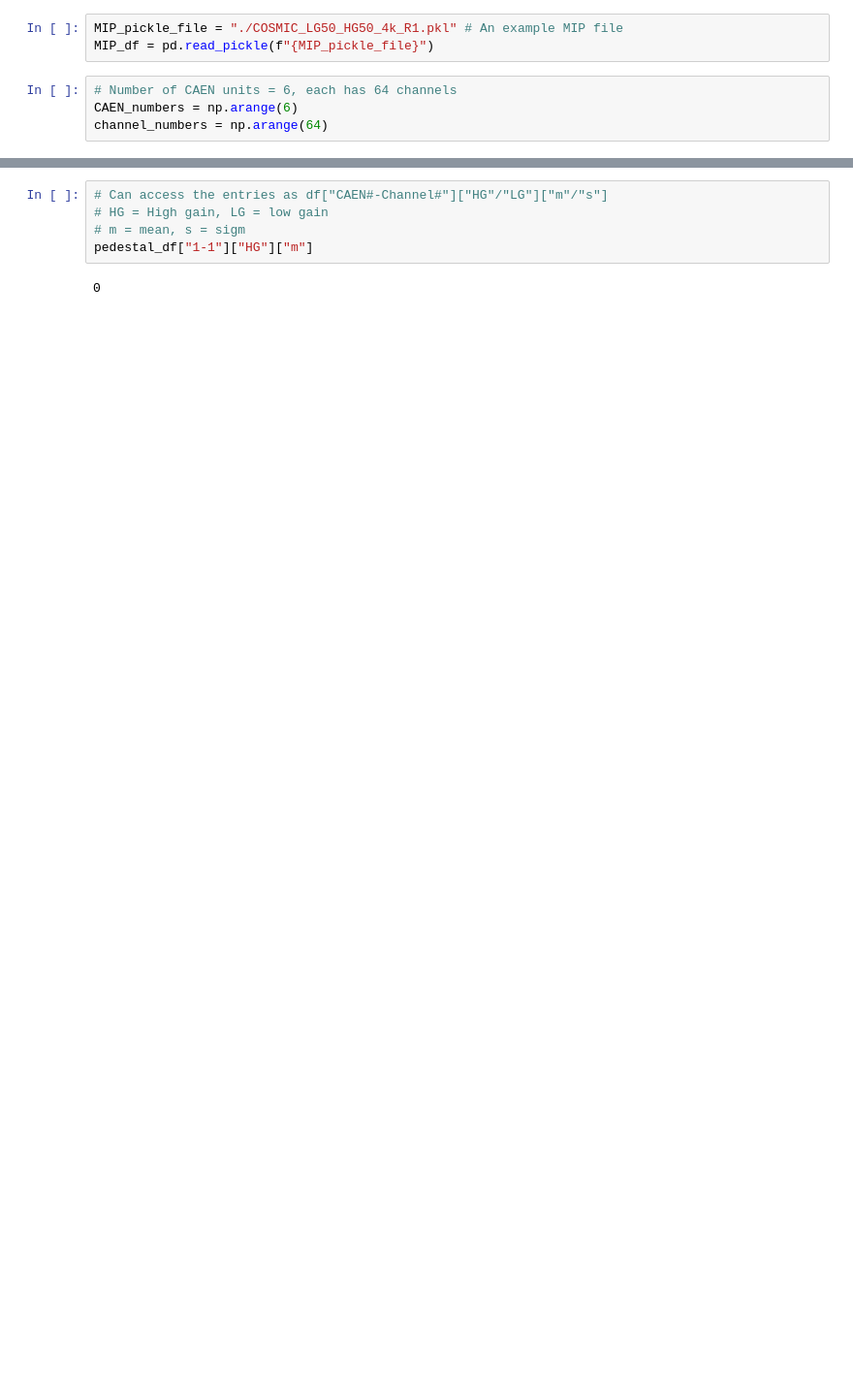
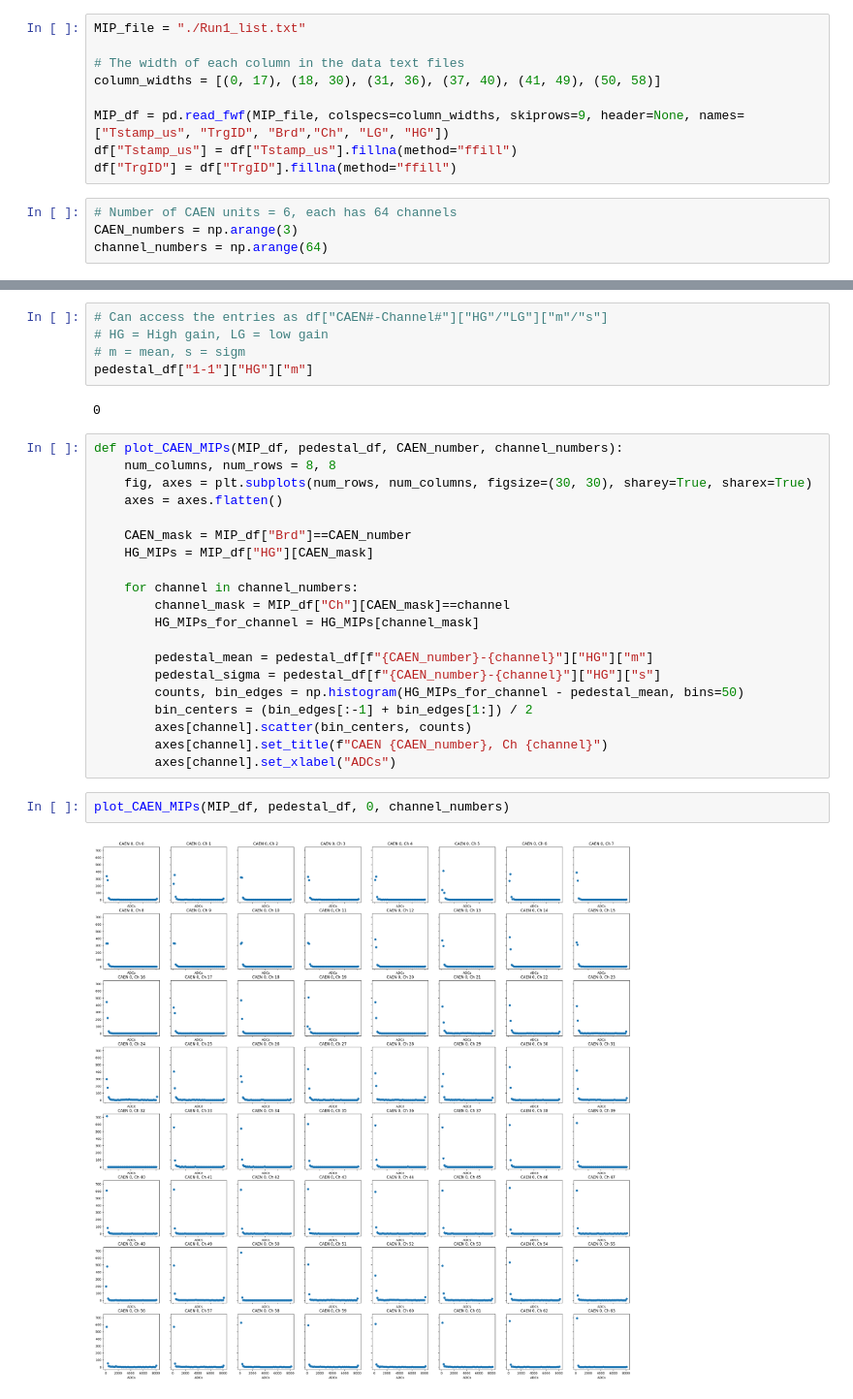
Before and after one commit to SeanBP/genIII_prototype_analysis, a Jupyter notebook: MIP_analysis.ipynb, the cells around one changed output, grey strips where cells are left out. Shown at 97% size. Drawn from its saved outputs; the diff is of its cells as text; blank space fills up the shorter version.

Commit message:
Added txt files as input and plotting function for CAEN units

```diff
--- a/MIP_analysis.ipynb
+++ b/MIP_analysis.ipynb
@@ -6,11 +6,17 @@ import pandas as pd
 # %% [markdown]
 ### Opening MIP file
 # %%
-MIP_pickle_file = "./COSMIC_LG50_HG50_4k_R1.pkl" # An example MIP file
-MIP_df = pd.read_pickle(f"{MIP_pickle_file}")
+MIP_file = "./Run1_list.txt"
+
+# The width of each column in the data text files
+column_widths = [(0, 17), (18, 30), (31, 36), (37, 40), (41, 49), (50, 58)]
+
+MIP_df = pd.read_fwf(MIP_file, colspecs=column_widths, skiprows=9, header=None, names=["Tstamp_us", "TrgID", "Brd","Ch", "LG", "HG"])
+df["Tstamp_us"] = df["Tstamp_us"].fillna(method="ffill")
+df["TrgID"] = df["TrgID"].fillna(method="ffill")
 # %%
 # Number of CAEN units = 6, each has 64 channels
-CAEN_numbers = np.arange(6)
+CAEN_numbers = np.arange(3)
 channel_numbers = np.arange(64)
 # %% [markdown]
 #### Don't yet have the pedestal information but we'll set up a placeheolder pedestal dataframe for now
@@ -41,3 +47,27 @@ pedestal_df
 pedestal_df["1-1"]["HG"]["m"]
 # %% [output]
 0
+# %%
+def plot_CAEN_MIPs(MIP_df, pedestal_df, CAEN_number, channel_numbers):
+    num_columns, num_rows = 8, 8
+    fig, axes = plt.subplots(num_rows, num_columns, figsize=(30, 30), sharey=True, sharex=True)
+    axes = axes.flatten()
+
+    CAEN_mask = MIP_df["Brd"]==CAEN_number
+    HG_MIPs = MIP_df["HG"][CAEN_mask]
+
+    for channel in channel_numbers:
+        channel_mask = MIP_df["Ch"][CAEN_mask]==channel
+        HG_MIPs_for_channel = HG_MIPs[channel_mask]
+
+        pedestal_mean = pedestal_df[f"{CAEN_number}-{channel}"]["HG"]["m"]
+        pedestal_sigma = pedestal_df[f"{CAEN_number}-{channel}"]["HG"]["s"]
+        counts, bin_edges = np.histogram(HG_MIPs_for_channel - pedestal_mean, bins=50)
+        bin_centers = (bin_edges[:-1] + bin_edges[1:]) / 2
+        axes[channel].scatter(bin_centers, counts)
+        axes[channel].set_title(f"CAEN {CAEN_number}, Ch {channel}")
+        axes[channel].set_xlabel("ADCs")
+# %%
+plot_CAEN_MIPs(MIP_df, pedestal_df, 0, channel_numbers)
+# %% [output]
+[figure, added]
```
Also changed, not shown: parts of 1 cell of this notebook.
